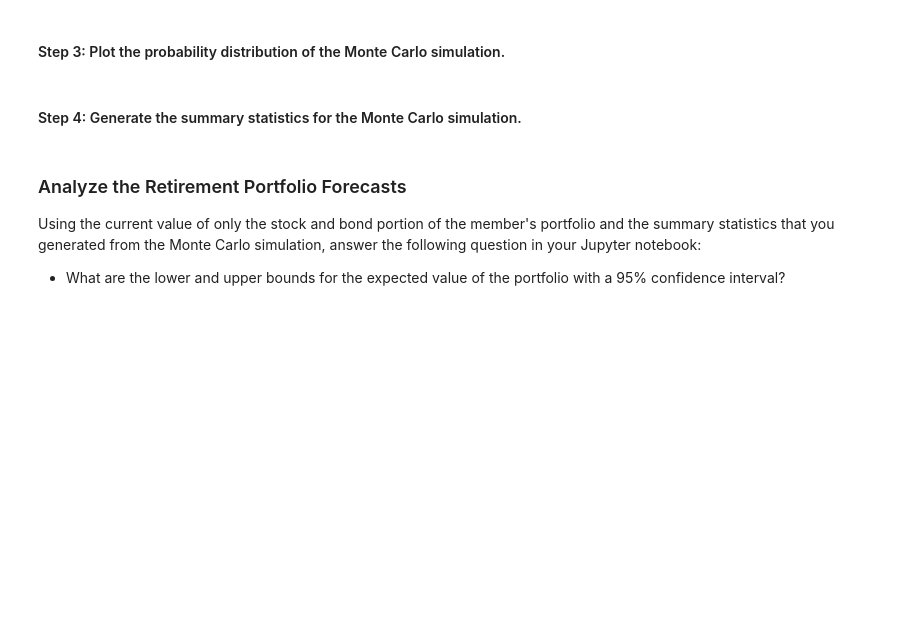
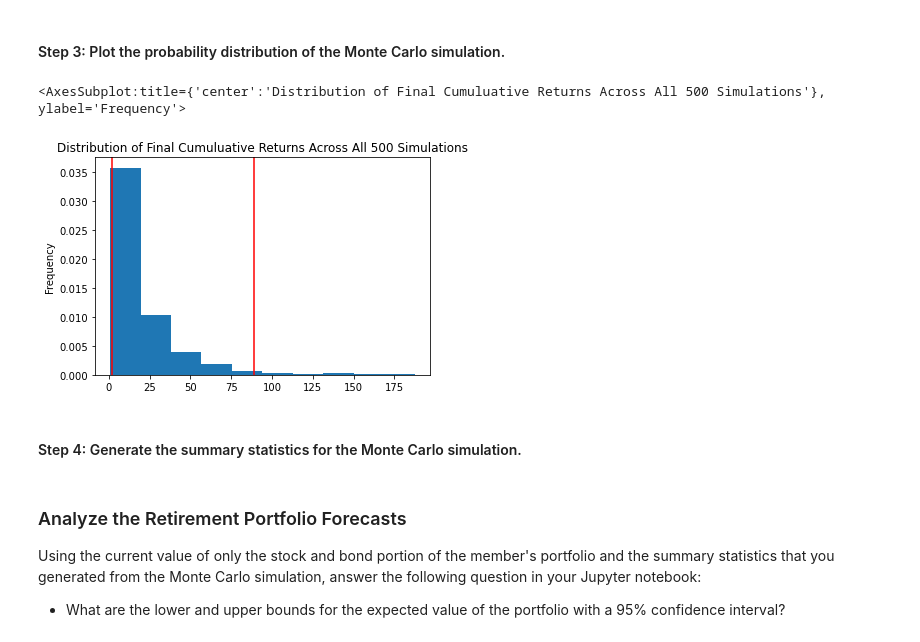
Before and after one commit to jojomani/financial_planner_tools, a Jupyter notebook: financial_planning_tools.ipynb, the cells around one changed output. Saved outputs shown, nothing was run; the diff lists cells and outputs as text; code cells hidden in the pictures; blank space fills up the shorter version.

Commit message:
Monte Carlo simulation updated

```diff
--- a/financial_planning_tools.ipynb
+++ b/financial_planning_tools.ipynb
@@ -481,7 +542,10 @@ thirty_year_simulation.plot_simulation()
 # %%
 # Visualize the probability distribution of the 30-year Monte Carlo simulation
 # by plotting a histogram
-# YOUR CODE HERE
+thirty_year_simulation.plot_distribution()
+# %% [output]
+<AxesSubplot:title={'center':'Distribution of Final Cumuluative Returns Across All 500 Simulations'}, ylabel='Frequency'>
+[figure, added]
 # %% [markdown]
 #### Step 4: Generate the summary statistics for the Monte Carlo simulation.
 # %%
```
Also changed, not shown: parts of 14 cells of this notebook.
